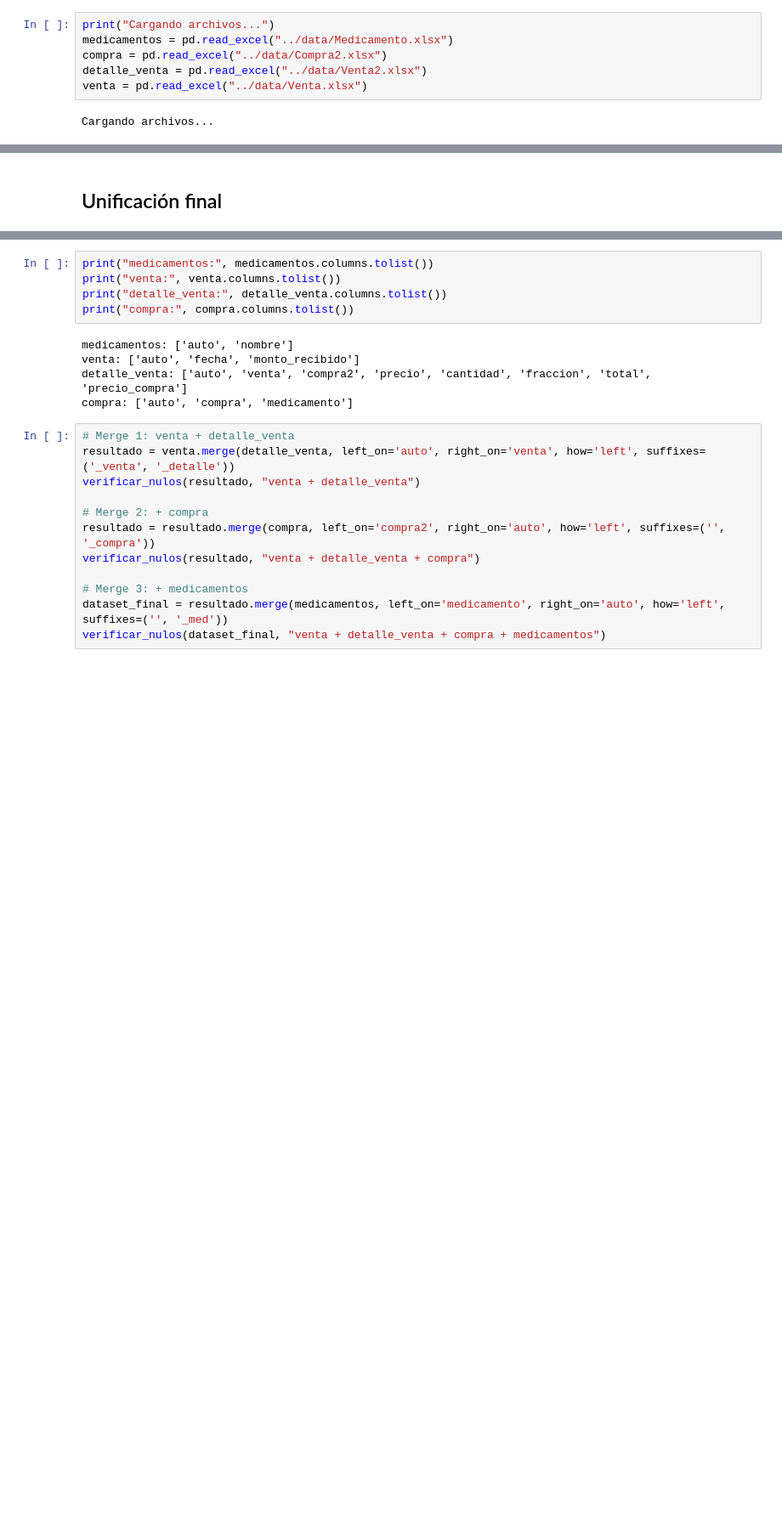
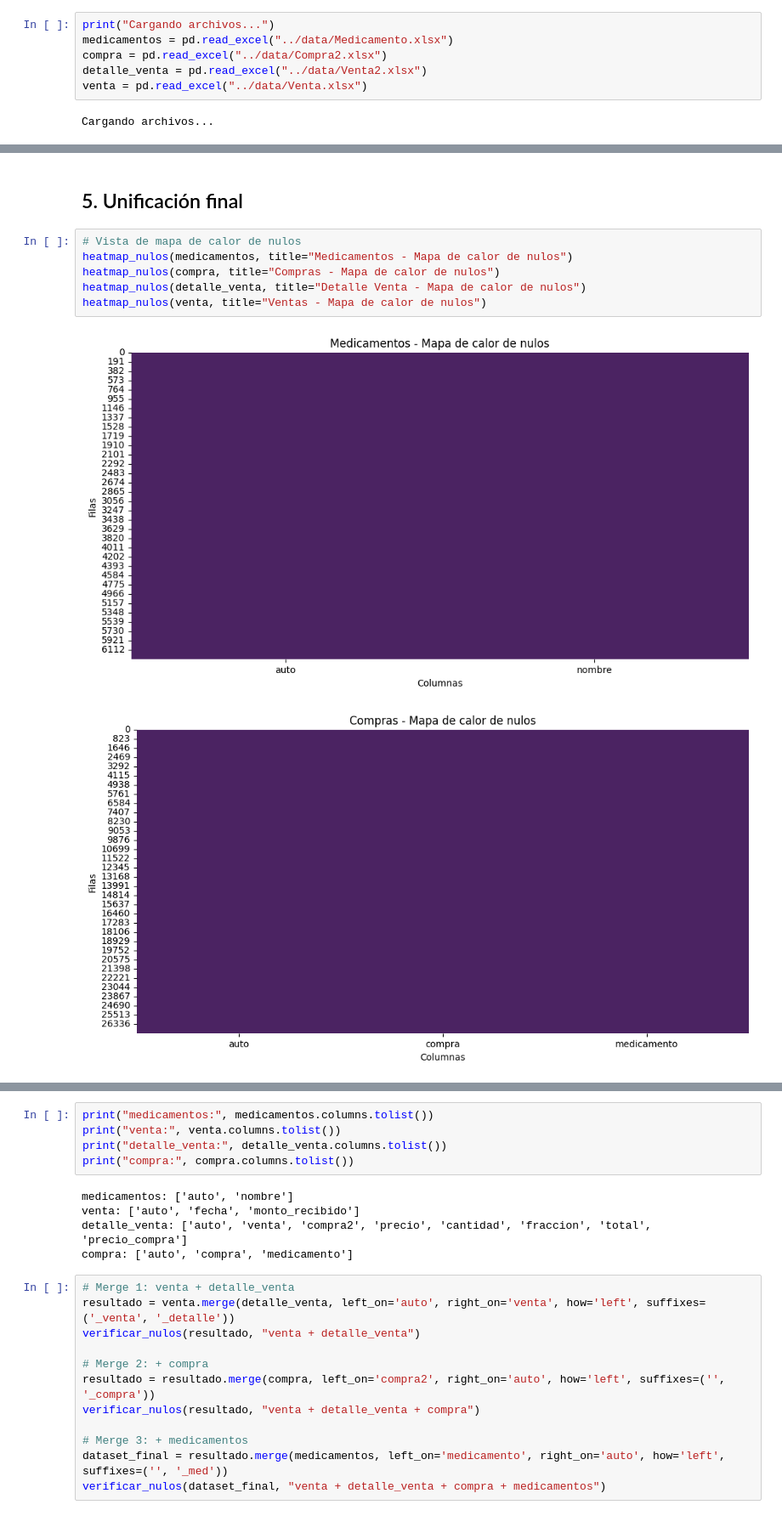
Before and after one commit to JeimiBV/alefarma, a Jupyter notebook: notebooks/Limpieza_individual.ipynb, the cells around one changed output, grey strips where cells are left out. Shown: that part at 85% size. Drawn from its saved outputs; the diff is of its cells as text; blank space fills up the shorter version.

```diff
--- a/notebooks/Limpieza_individual.ipynb
+++ b/notebooks/Limpieza_individual.ipynb
@@ -251,2 +305,11 @@ ventas después de la limpieza e interpolación 16218
 # %% [markdown]
-## Unificación final
+## 5. Unificación final
+# %%
+# Vista de mapa de calor de nulos
+heatmap_nulos(medicamentos, title="Medicamentos - Mapa de calor de nulos")
+heatmap_nulos(compra, title="Compras - Mapa de calor de nulos")
+heatmap_nulos(detalle_venta, title="Detalle Venta - Mapa de calor de nulos")
+heatmap_nulos(venta, title="Ventas - Mapa de calor de nulos")
+# %% [output]
+[figure, added]
+[figure, added]
```
Also changed, not shown: parts of 19 cells of this notebook, 20 other files.
